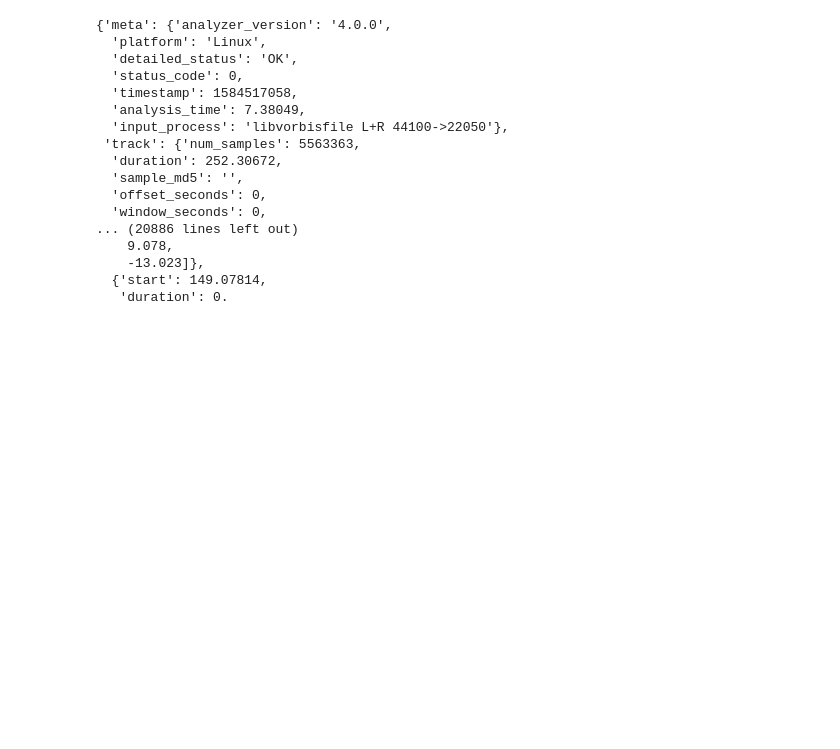
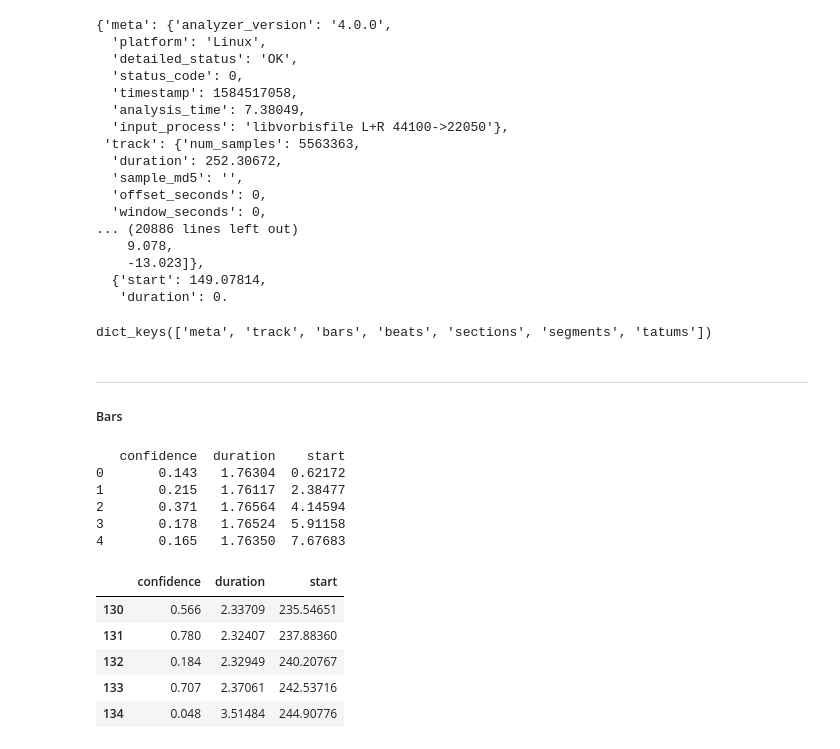
Before and after one commit to Chief-Dom/Spotify_FTB, a Jupyter notebook: api_architecture.ipynb, the cells around one changed output. Saved outputs shown, nothing was run; the diff lists cells and outputs as text; code cells hidden in the pictures; blank space fills up the shorter version.

```diff
--- a/api_architecture.ipynb
+++ b/api_architecture.ipynb
@@ -178,3 +195,26 @@ sp.audio_analysis(song_id)
     -13.023]},
   {'start': 149.07814,
    'duration': 0.
+# %%
+analyzed.keys()
+# %% [output]
+dict_keys(['meta', 'track', 'bars', 'beats', 'sections', 'segments', 'tatums'])
+# %% [markdown]
+***
+##### Bars
+# %%
+print(pd.DataFrame(analyzed['bars']).head())
+pd.DataFrame(analyzed['bars']).tail()
+# %% [output]
+   confidence  duration    start
+0       0.143   1.76304  0.62172
+1       0.215   1.76117  2.38477
+2       0.371   1.76564  4.14594
+3       0.178   1.76524  5.91158
+4       0.165   1.76350  7.67683
+|  | confidence | duration | start |
+| 130 | 0.566 | 2.33709 | 235.54651 |
+| 131 | 0.780 | 2.32407 | 237.88360 |
+| 132 | 0.184 | 2.32949 | 240.20767 |
+| 133 | 0.707 | 2.37061 | 242.53716 |
+| 134 | 0.048 | 3.51484 | 244.90776 |
```
Also changed, not shown: parts of 25 cells of this notebook, 1 other file.
